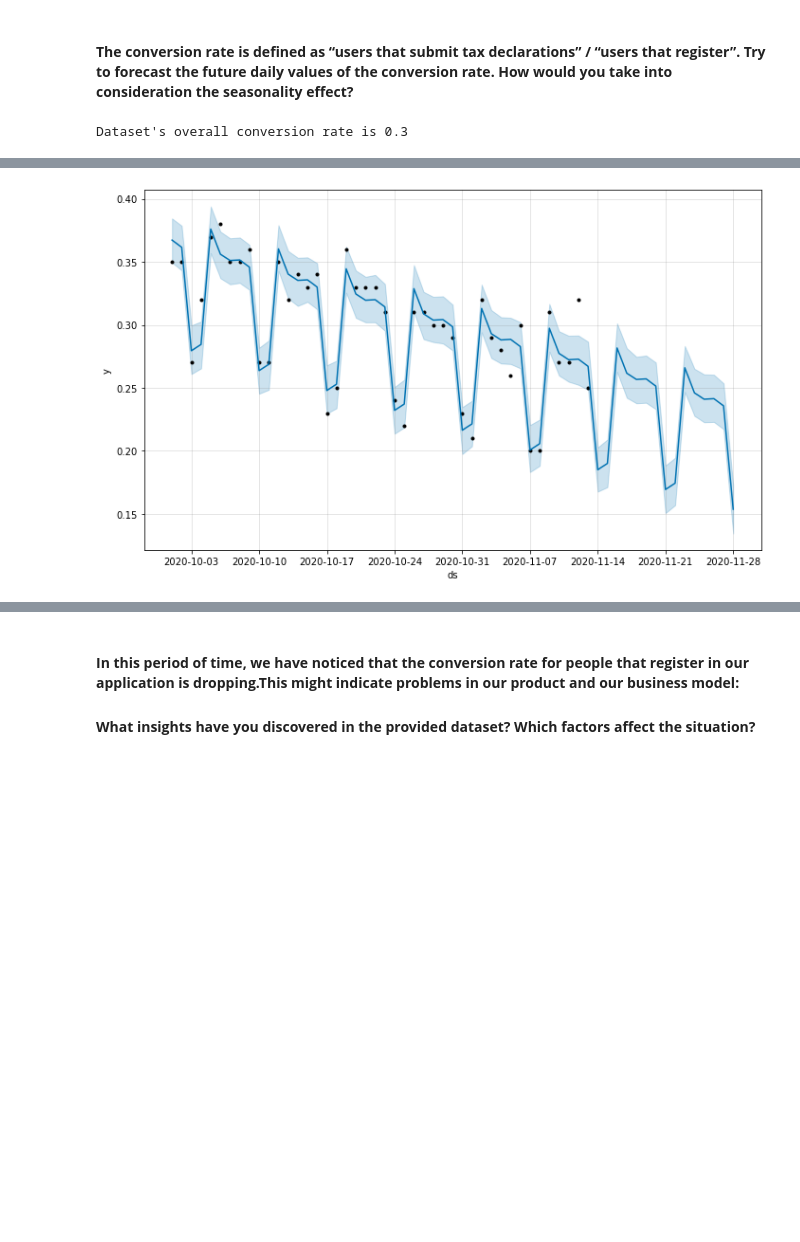
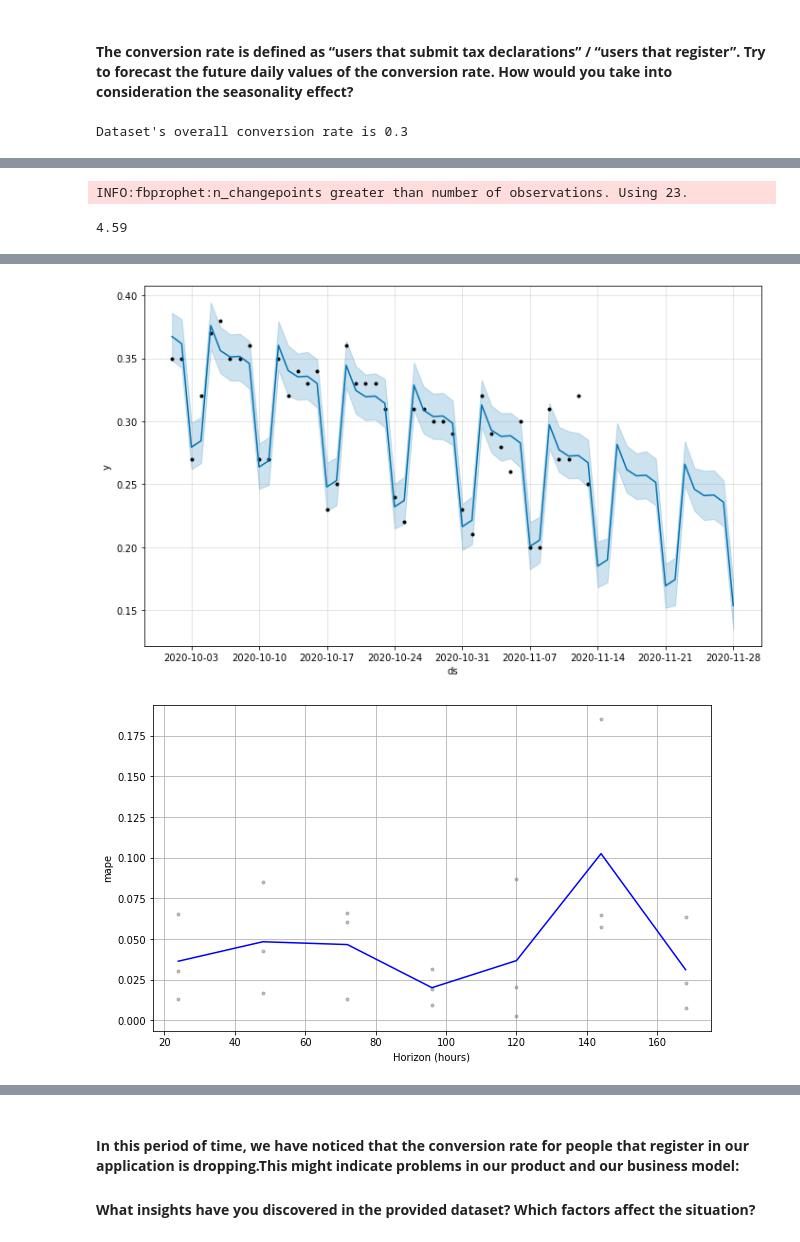
Before and after one commit to sacses/cs-python, a Jupyter notebook: notebooks/assignment.ipynb, the cells around one changed output, grey strips where cells are left out. Saved outputs shown, nothing was run; the diff lists cells and outputs as text; code cells hidden in the pictures; blank space fills up the shorter version.

```diff
--- a/notebooks/assignment.ipynb
+++ b/notebooks/assignment.ipynb
@@ -237,6 +240,9 @@ create_trigger(conn)
 # %%
 import numpy as np
 from fbprophet import Prophet
+from fbprophet.diagnostics import cross_validation
+from fbprophet.diagnostics import performance_metrics
+from fbprophet.plot import plot_cross_validation_metric
 
 def get_raw_table(conn):
     """
@@ -336,7 +342,29 @@ def forecast_with_prophet(df):
     fig = m.plot(forecast)
     fig.savefig("../data/output/forecast.png", facecolor='w')
 
-    return None
+    return m
+
+
+def obatin_mape(model, train_days, horizon_days, period_days):
+
+    cv_results = (
+        cross_validation(
+            model=model, initial=train_days, horizon=horizon_days, period=period_days
+        )
+    )
+
+    #print(cv_results)
+    cv_performance = performance_metrics(cv_results)
+    #print(cv_performance)
+
+    y_actual, y_pred = np.array(cv_results['y']), np.array(cv_results['yhat'])
+    overall_mape =  round(
+        np.mean(np.abs((y_actual - y_pred) / y_actual)) * 100, 2
+    )
+
+    fig = plot_cross_validation_metric(cv_results, metric='mape')
+
+    return overall_mape
 
 
 
@@ -345,6 +373,7 @@ raw = get_raw_df(rows)
 cleaned_df = wrangle_df(raw)
 prophet_df = get_prophet_df(cleaned_df)
 create_viz_conversion_rate(prophet_df)
-forecast_with_prophet(prophet_df)
+model = forecast_with_prophet(prophet_df)
+obatin_mape(model, '30 days', '7 days', '3 days')
 # %% [output]
 Dataset's overall conversion rate is 0.3
@@ -351,6 +381,9 @@ Dataset's overall conversion rate is 0.3
+INFO:fbprophet:n_changepoints greater than number of observations. Using 23.
+4.59
 [figure]
 [figure]
 [figure]
+[figure, added]
 # %% [markdown]
 The small sample dataset shows a **downward linear trend** and a **stable weekly seasonality** through most weekdays, apart from Monday's submission upticks and weekends poorer conversions. The last day of the time series (**2020-11-14**) has been left out from the train dataset because the actual conversion rate of a given day can only be known at the end of the next day, when the theoretical 24 hour time for registered users to submit their tax declaration is up. Intraday and yearly seasonalities have been disabled as the time series comprises 45 days only. Having a complete year of records probably would present us with a year seasonality where conversion rates are better the closer deadlines are due, although it is just a guess.
 
```
Also changed, not shown: parts of 5 cells of this notebook, 4 other files.
